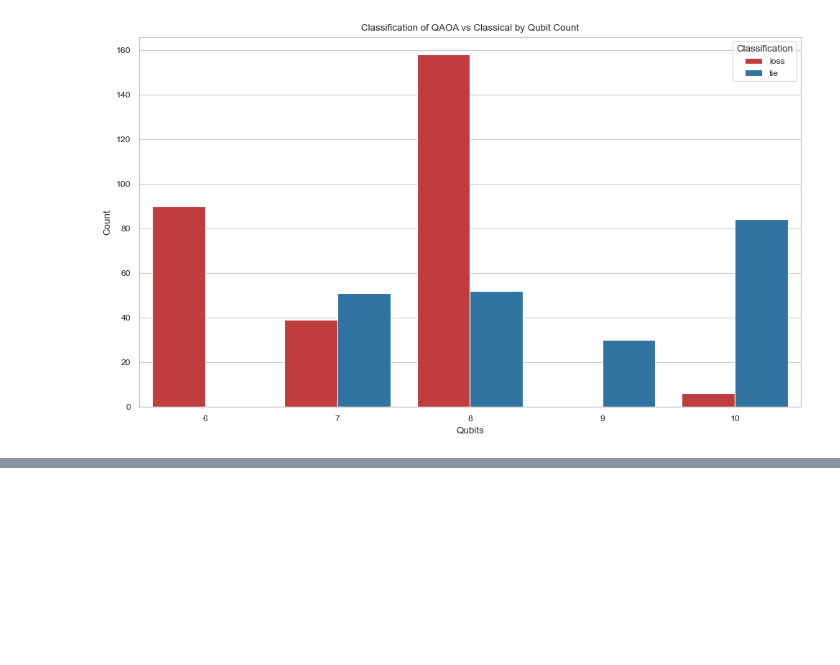
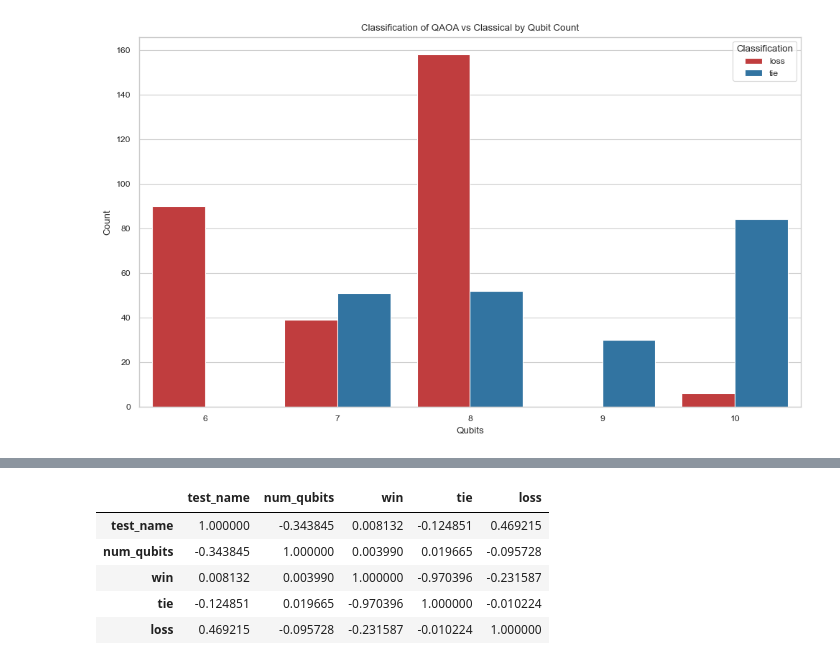
Before and after one commit to sebi-stewart/qml-protein-folding, a Jupyter notebook: phase2/eval.ipynb, the cells around one changed output, grey strips where cells are left out. Saved outputs shown, nothing was run; the diff lists cells and outputs as text; code cells hidden in the pictures; blank space fills up the shorter version.

```diff
--- a/phase2/eval.ipynb
+++ b/phase2/eval.ipynb
@@ -181,0 +275,2 @@ plt.show()
+# %%
+combined_df['abs_energy_diff'] = abs(combined_df['energy_diff'])
@@ -181,0 +291,3 @@ plt.show()
+# %%
+combined_df['rot_res'] = combined_df['rotamers'] ** combined_df['residue_count']
+combined_df[['num_qubits', 'residue_count', 'rotamers', 'rot_res']].corr()
@@ -181,0 +304,9 @@ plt.show()
+# %%
+one_hot = pd.get_dummies(combined_df['classification'])
+qubit_groups = combined_df.drop('classification', axis=1).join(one_hot).groupby('num_qubits')
+qubit_groups = qubit_groups.agg({'win': 'sum', 'tie': 'sum', 'loss': 'sum'})
+qubit_groups['total'] = qubit_groups.win + qubit_groups.tie + qubit_groups.loss
+qubit_groups.win = qubit_groups.win/qubit_groups['total'] * 100
+qubit_groups.tie = qubit_groups.tie/qubit_groups['total'] * 100
+qubit_groups.loss = qubit_groups.loss/qubit_groups['total'] * 100
+qubit_groups.drop('total', axis=1).reset_index().corr()
@@ -181,0 +333,17 @@ plt.show()
+# %%
+combined_df["test_name"] = combined_df["residues"].astype(str) + "_" + combined_df["rotamers"].astype(str)
+
+residue_qubit_groups = combined_df.drop('classification', axis=1).join(one_hot).groupby(['test_name', 'num_qubits'])
+residue_qubit_groups = residue_qubit_groups.agg({'win': 'sum', 'tie': 'sum', 'loss': 'sum'})
+residue_qubit_groups['total'] = residue_qubit_groups.win + residue_qubit_groups.tie + residue_qubit_groups.loss
+residue_qubit_groups.win = residue_qubit_groups.win / residue_qubit_groups['total'] * 100
+residue_qubit_groups.tie = residue_qubit_groups.tie / residue_qubit_groups['total'] * 100
+residue_qubit_groups.loss = residue_qubit_groups.loss / residue_qubit_groups['total'] * 100
+residue_qubit_groups.drop('total', axis=1).reset_index().corr()
+# %% [output]
+|  | test_name | num_qubits | win | tie | loss |
+| test_name | 1.000000 | -0.343845 | 0.008132 | -0.124851 | 0.469215 |
+| num_qubits | -0.343845 | 1.000000 | 0.003990 | 0.019665 | -0.095728 |
+| win | 0.008132 | 0.003990 | 1.000000 | -0.970396 | -0.231587 |
+| tie | -0.124851 | 0.019665 | -0.970396 | 1.000000 | -0.010224 |
+| loss | 0.469215 | -0.095728 | -0.231587 | -0.010224 | 1.000000 |
```
Also changed, not shown: parts of 18 cells of this notebook, 1 other file.
